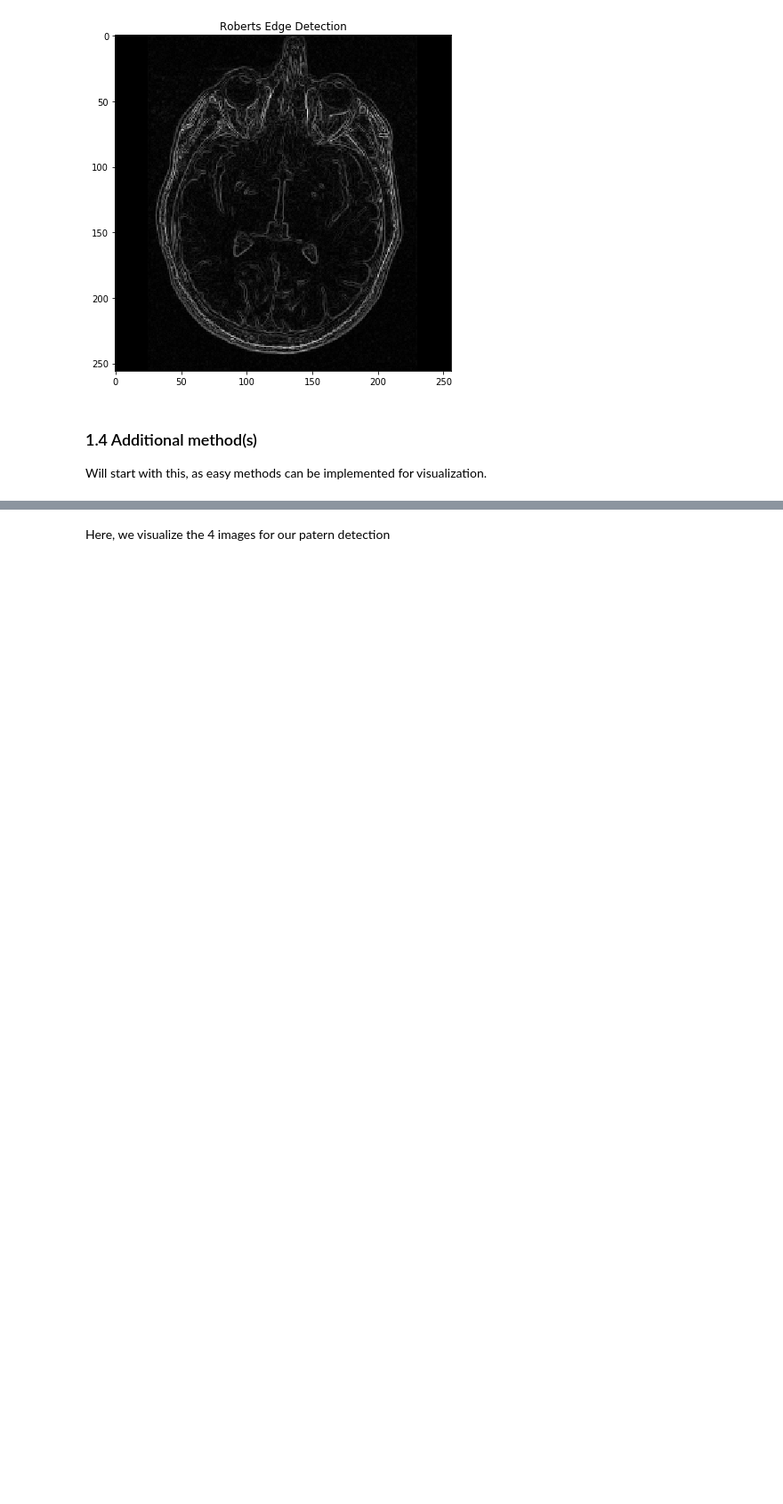
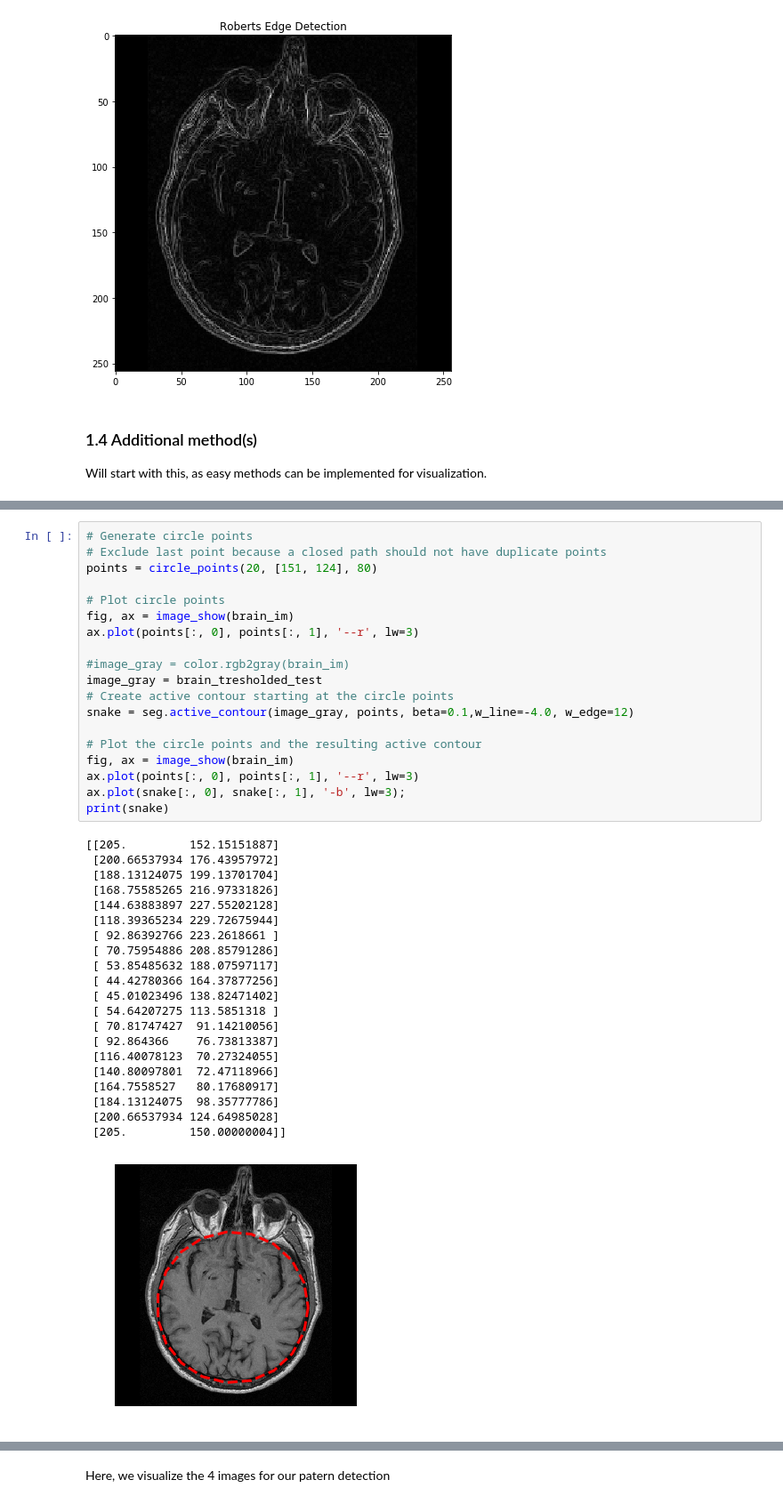
Before and after one commit to LeylaVakilian/PatternRecognition-, a Jupyter notebook: labs/lab_01_segmentation.ipynb, the cells around one changed output, grey strips where cells are left out. Shown at 89% size. Drawn from its saved outputs; the diff is of its cells as text; blank space fills up the shorter version.

```diff
--- a/labs/lab_01_segmentation.ipynb
+++ b/labs/lab_01_segmentation.ipynb
@@ -251,0 +383,41 @@ Will start with this, as easy methods can be implemented for visualization.
+# %%
+# Generate circle points
+# Exclude last point because a closed path should not have duplicate points
+points = circle_points(20, [151, 124], 80)
+
+# Plot circle points
+fig, ax = image_show(brain_im)
+ax.plot(points[:, 0], points[:, 1], '--r', lw=3)
+
+#image_gray = color.rgb2gray(brain_im)
+image_gray = brain_tresholded_test
+# Create active contour starting at the circle points
+snake = seg.active_contour(image_gray, points, beta=0.1,w_line=-4.0, w_edge=12)
+
+# Plot the circle points and the resulting active contour
+fig, ax = image_show(brain_im)
+ax.plot(points[:, 0], points[:, 1], '--r', lw=3)
+ax.plot(snake[:, 0], snake[:, 1], '-b', lw=3);
+print(snake)
+# %% [output]
+[[205.         152.15151887]
+ [200.66537934 176.43957972]
+ [188.13124075 199.13701704]
+ [168.75585265 216.97331826]
+ [144.63883897 227.55202128]
+ [118.39365234 229.72675944]
+ [ 92.86392766 223.2618661 ]
+ [ 70.75954886 208.85791286]
+ [ 53.85485632 188.07597117]
+ [ 44.42780366 164.37877256]
+ [ 45.01023496 138.82471402]
+ [ 54.64207275 113.5851318 ]
+ [ 70.81747427  91.14210056]
+ [ 92.864366    76.73813387]
+ [116.40078123  70.27324055]
+ [140.80097801  72.47118966]
+ [164.7558527   80.17680917]
+ [184.13124075  98.35777786]
+ [200.66537934 124.64985028]
+ [205.         150.00000004]]
+[figure, added]
```
Also changed, not shown: parts of 17 cells of this notebook.
